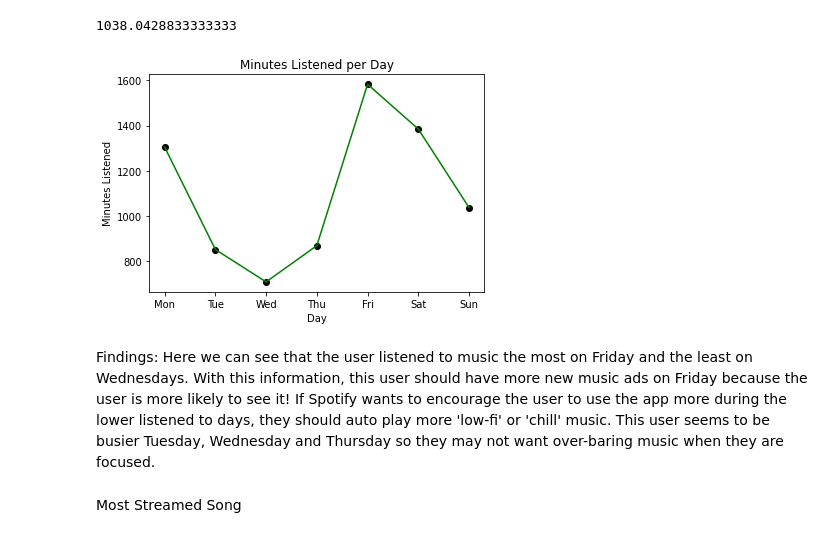
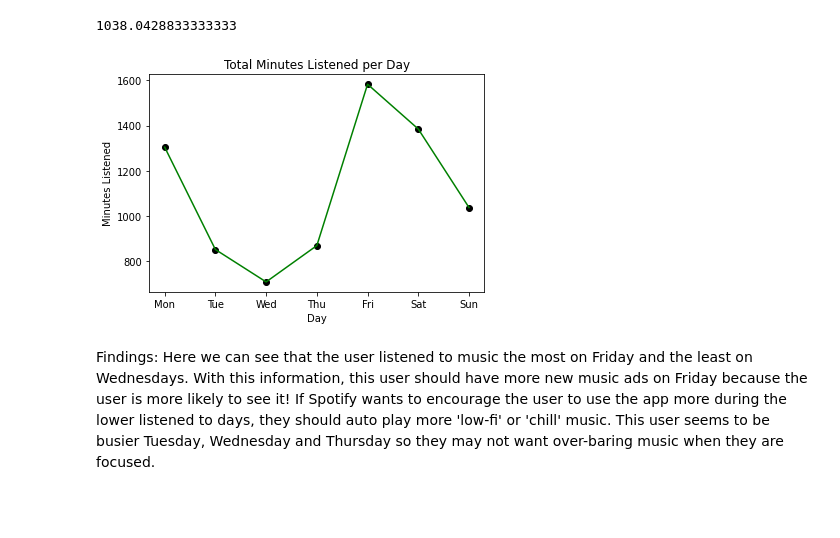
Before and after one commit to nicolecrosdale/Projects, a Jupyter notebook: Spotify_Data.ipynb, the cells around one changed output. Cells and saved outputs as stored; diff of their text form; code cells hidden in the pictures; blank space fills up the shorter version.

```diff
--- a/Spotify_Data.ipynb
+++ b/Spotify_Data.ipynb
@@ -144,19 +172,19 @@ sundaysongs
 # %% [output]
 1038.0428833333333
 # %%
+# Creating the graph to display Weekdays and minutes listened
+
 day = ['Mon','Tue','Wed','Thu','Fri','Sat','Sun']
 min_listened = [1304.7198666666666,852.7872333333333,709.7929666666666,
                 870.2789833333334,1582.42215,1384.6175833333334,
                 1038.0428833333333]
 plt.plot(day, min_listened, color='Green')
 plt.scatter(day, min_listened, color='Black')
 plt.xlabel('Day')
 plt.ylabel('Minutes Listened')
-plt.title('Minutes Listened per Day')
+plt.title('Total Minutes Listened per Day')
 plt.show()
 # %% [output]
-[figure, old version]
+[figure, new version]
 # %% [markdown]
 Findings: Here we can see that the user listened to music the most on Friday and the least on Wednesdays. With this information, this user should have more new music ads on Friday because the user is more likely to see it! If Spotify wants to encourage the user to use the app more during the lower listened to days, they should auto play more 'low-fi' or 'chill' music. This user seems to be busier Tuesday, Wednesday and Thursday so they may not want over-baring music when they are focused.
-# %% [markdown]
-Most Streamed Song
```
Also changed, not shown: parts of 57 cells of this notebook.
